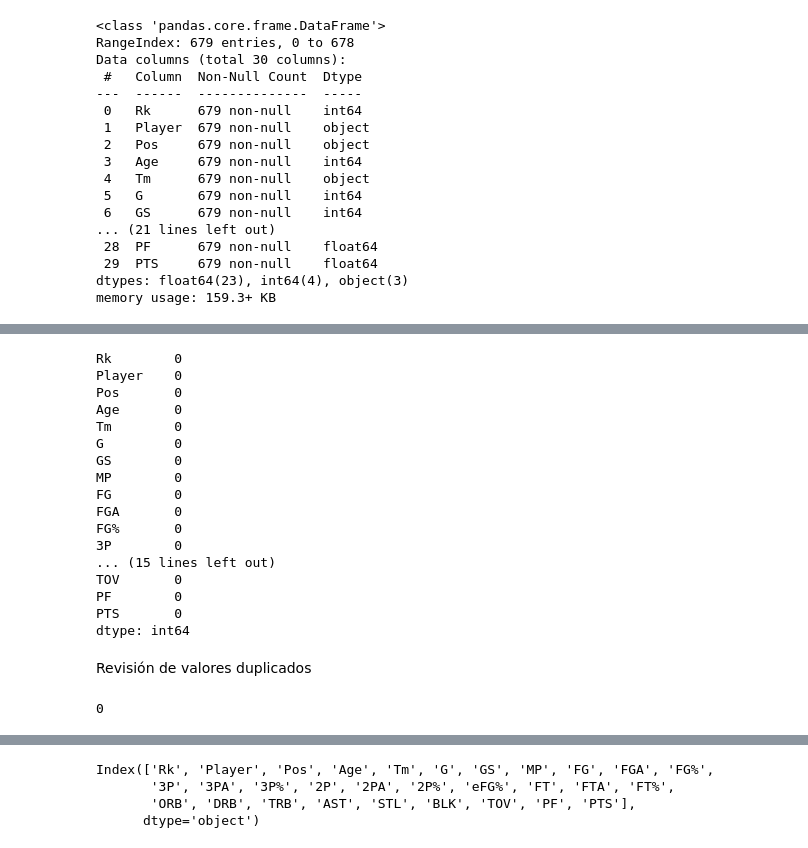
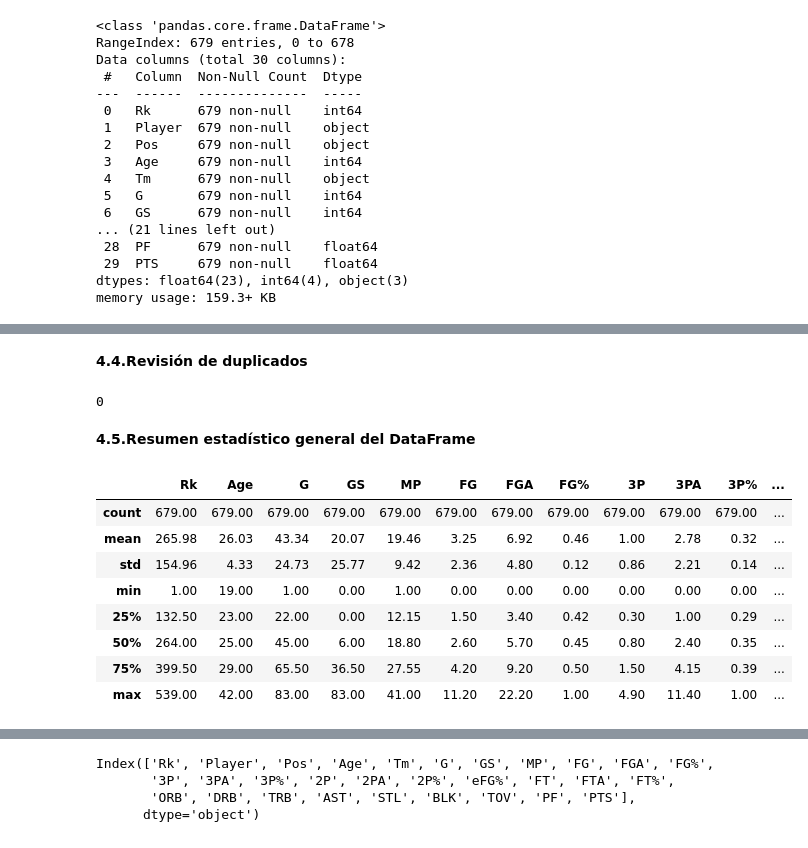
Before and after one commit to ItziCG/EDA_NBA, a Jupyter notebook: src/utils/NBA_EDA_definitivo.ipynb, the cells around one changed output, grey strips where cells are left out. Cells and saved outputs as stored; diff of their text form; code cells hidden in the pictures.

```diff
--- a/src/utils/NBA_EDA_definitivo.ipynb
+++ b/src/utils/NBA_EDA_definitivo.ipynb
@@ -52,2 +24,2 @@ Importación de la base de datos
 # %%
-df = pd.read_csv('C:\\Users\\user\\Downloads\\Itziar\\NBA.csv', encoding='latin1', sep=";")
+df = pd.read_csv('../data/raw/NBA.csv',encoding='latin1', sep=";")
@@ -104,26 +76,20 @@ Revisión de datos faltantes
-# %%
-df.isna().sum()
-# %% [output]
-Rk        0
-Player    0
-Pos       0
-Age       0
-Tm        0
-G         0
-GS        0
-MP        0
-FG        0
-FGA       0
-FG%       0
-3P        0
-... (15 lines left out)
-TOV       0
-PF        0
-PTS       0
-dtype: int64
-# %% [markdown]
-Revisión de valores duplicados
+# %% [markdown]
+**4.4.Revisión de duplicados**
 # %%
 df.duplicated().sum()
 # %% [output]
 0
+# %% [markdown]
+**4.5.Resumen estadístico general del DataFrame**
+# %%
+df.describe(exclude='object').round(2)
+# %% [output]
+|  | Rk | Age | G | GS | MP | FG | FGA | FG% | 3P | 3PA | 3P% | ... |
+| count | 679.00 | 679.00 | 679.00 | 679.00 | 679.00 | 679.00 | 679.00 | 679.00 | 679.00 | 679.00 | 679.00 | ... |
+| mean | 265.98 | 26.03 | 43.34 | 20.07 | 19.46 | 3.25 | 6.92 | 0.46 | 1.00 | 2.78 | 0.32 | ... |
+| std | 154.96 | 4.33 | 24.73 | 25.77 | 9.42 | 2.36 | 4.80 | 0.12 | 0.86 | 2.21 | 0.14 | ... |
+| min | 1.00 | 19.00 | 1.00 | 0.00 | 1.00 | 0.00 | 0.00 | 0.00 | 0.00 | 0.00 | 0.00 | ... |
+| 25% | 132.50 | 23.00 | 22.00 | 0.00 | 12.15 | 1.50 | 3.40 | 0.42 | 0.30 | 1.00 | 0.29 | ... |
+| 50% | 264.00 | 25.00 | 45.00 | 6.00 | 18.80 | 2.60 | 5.70 | 0.45 | 0.80 | 2.40 | 0.35 | ... |
+| 75% | 399.50 | 29.00 | 65.50 | 36.50 | 27.55 | 4.20 | 9.20 | 0.50 | 1.50 | 4.15 | 0.39 | ... |
+| max | 539.00 | 42.00 | 83.00 | 83.00 | 41.00 | 11.20 | 22.20 | 1.00 | 4.90 | 11.40 | 1.00 | ... |
```
Also changed, not shown: parts of 94 cells of this notebook, 4 other files.
